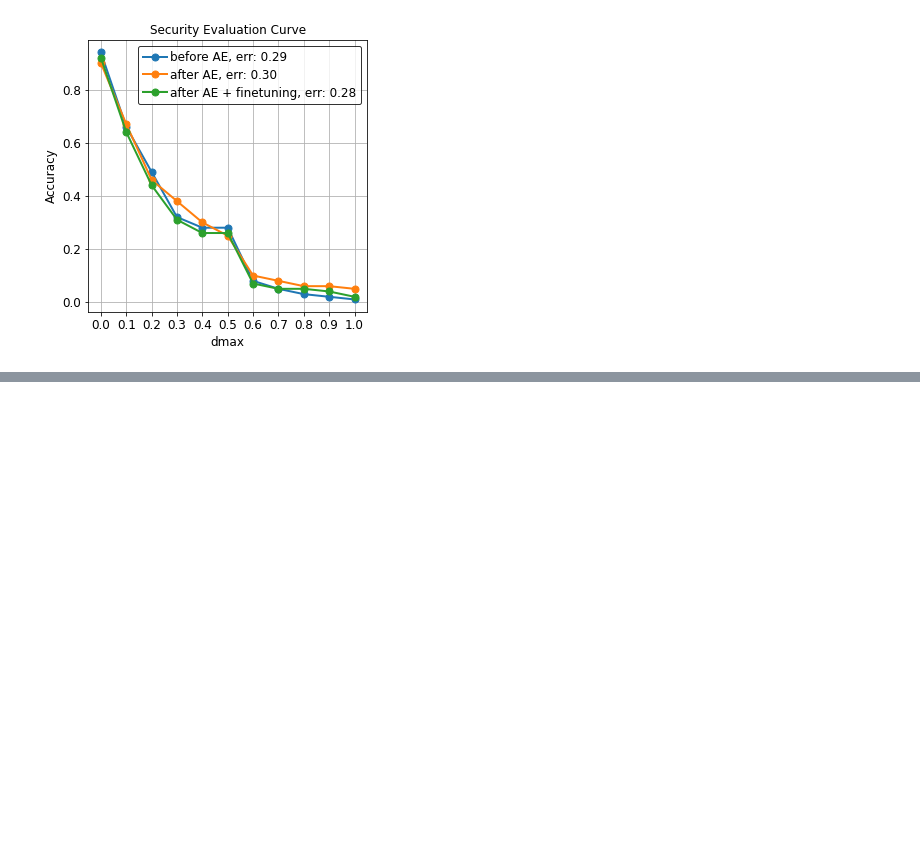
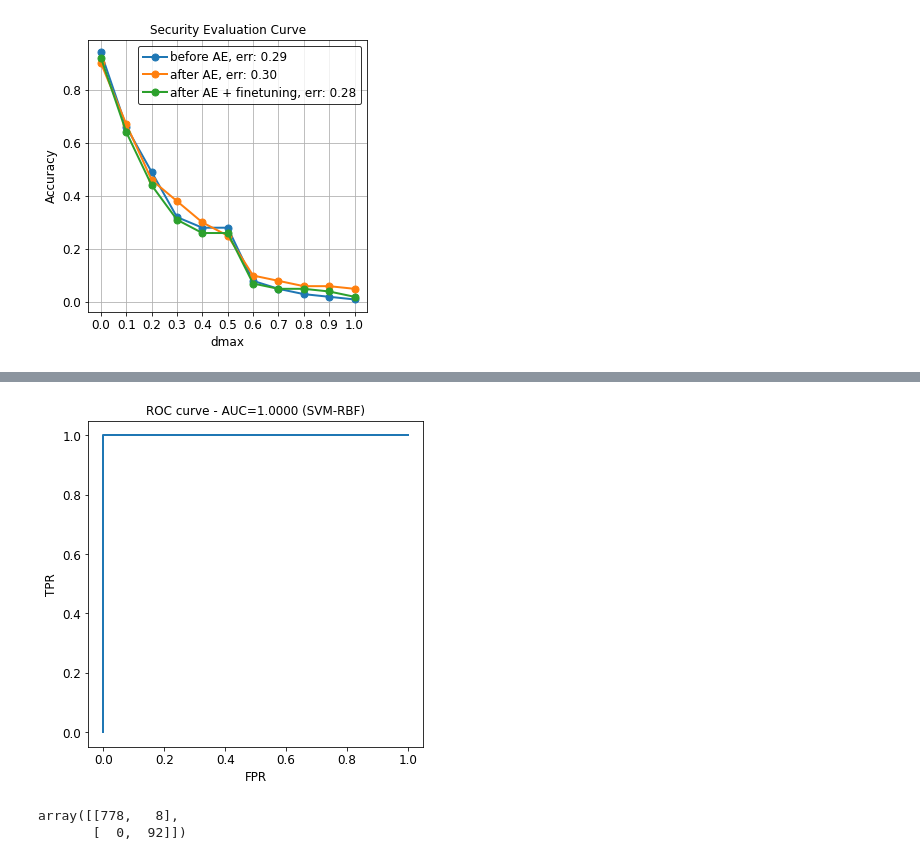
Before and after one commit to DanieleAngioni97/AI_Project, a Jupyter notebook: notebook/Adversarial_Cifar10.ipynb, the cells around one changed output, grey strips where cells are left out. Cells and saved outputs as stored; diff of their text form; code cells hidden in the pictures; blank space fills up the shorter version.

```diff
--- a/notebook/Adversarial_Cifar10.ipynb
+++ b/notebook/Adversarial_Cifar10.ipynb
@@ -889,0 +994,49 @@ TypeError: ignored
+# %%
+from secml.data.splitter import CDataSplitterKFold
+from secml.ml.classifiers.sklearn.c_classifier_svm import CClassifierSVM
+from secml.ml.kernels import CKernelRBF, CKernelLinear
+
+clf = CClassifierSVM(kernel = CKernelRBF(), class_weight='balanced')
+
+reduced_dataset = diff_processed_dataset#[:200, :]   # circa 50% per classe
+
+clf.fit(reduced_dataset.X, reduced_dataset.Y)
+
+y_preds, scores = clf.predict(reduced_dataset.X, return_decision_function=True)
+
+from secml.ml.peval.metrics.c_metric_auc import CMetricAUC
+
+auc_metric = CMetricAUC()
+
+auc = auc_metric.performance_score(y_true=reduced_dataset.Y,
+                               score=CArray(scores[:, 1].T.tolist()[0]))
+
+
+
+import sklearn.metrics as skm
+
+from secml.array import CArray
+from secml.ml.peval.metrics import CMetric
+from secml.ml.peval.metrics import CRoc
+
+
+fpr, tpr = CRoc().compute(reduced_dataset.Y,
+                          score=CArray(scores[:, 1].T.tolist()[0]))[0:2]
+
+fig = CFigure()
+fig.sp.plot(fpr, tpr)
+fig.sp.title('ROC curve - AUC={:.4f} (SVM-RBF)'.format(auc))
+fig.sp.xlabel('FPR')
+fig.sp.ylabel('TPR')
+fig.show()
+# %% [output]
+[figure, added]
+# %%
+from secml.figure._plots.c_plot_metric import CPlotMetric
+from secml.ml.peval.metrics.c_confusion_matrix import CMetricConfusionMatrix
+
+conf_matr = CMetricConfusionMatrix()
+conf_matr.performance_score(reduced_dataset.Y, y_preds).tondarray()
+# %% [output]
+array([[778,   8],
+       [  0,  92]])
```
Also changed, not shown: parts of 10 cells of this notebook.
